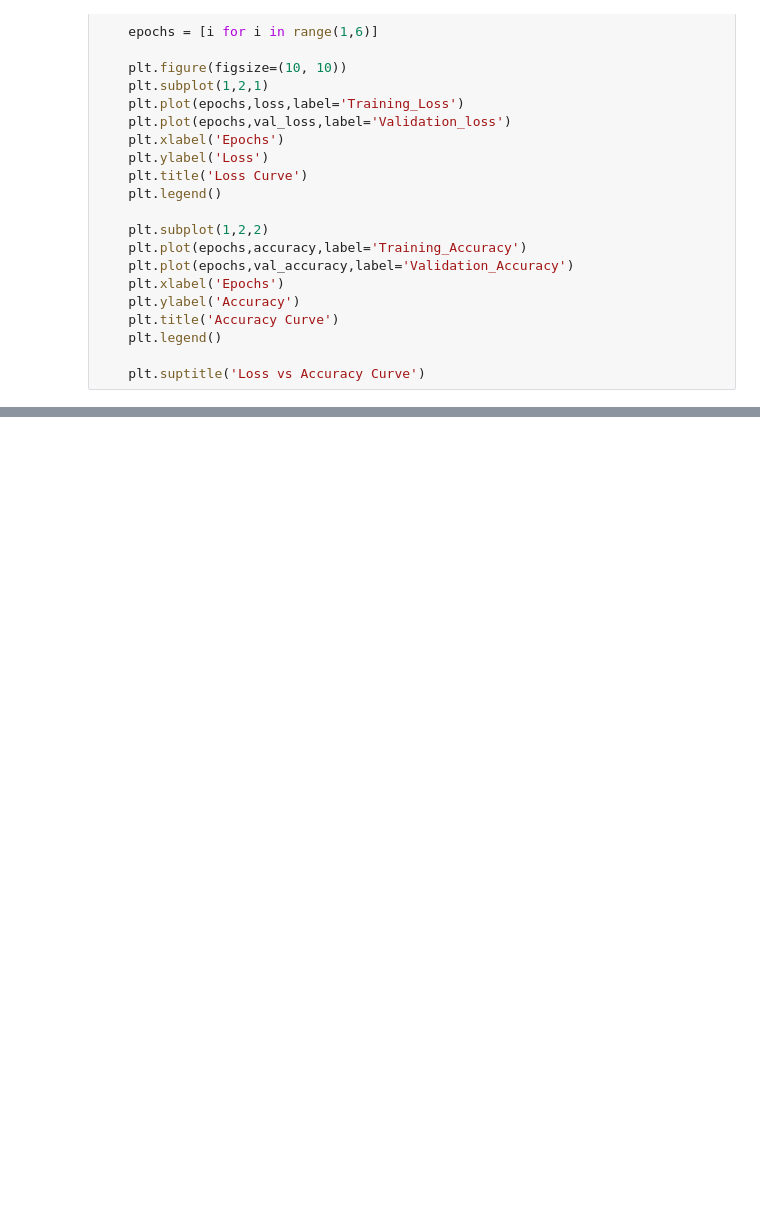
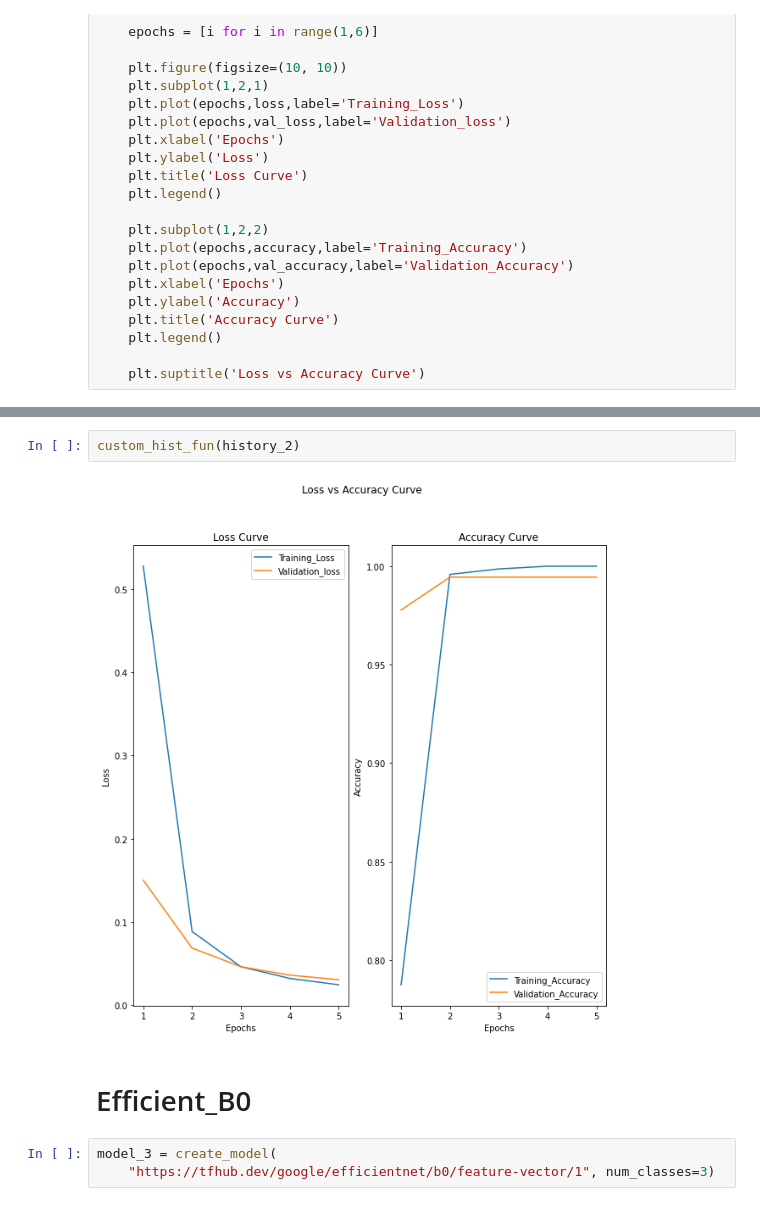
Before and after one commit to sainathss97/TensorFlow_practice, a Jupyter notebook: Plant_Disease_Prediction.ipynb, the cells around one changed output, grey strips where cells are left out. Cells and saved outputs as stored; diff of their text form; blank space fills up the shorter version.

```diff
--- a/Plant_Disease_Prediction.ipynb
+++ b/Plant_Disease_Prediction.ipynb
@@ -184,0 +284,9 @@ custom_hist_fun(history_1)
+# %%
+custom_hist_fun(history_2)
+# %% [output]
+[figure, added]
+# %% [markdown]
+# Efficient_B0
+# %%
+model_3 = create_model(
+    "https://tfhub.dev/google/efficientnet/b0/feature-vector/1", num_classes=3)
```
Also changed, not shown: parts of 26 cells of this notebook.
